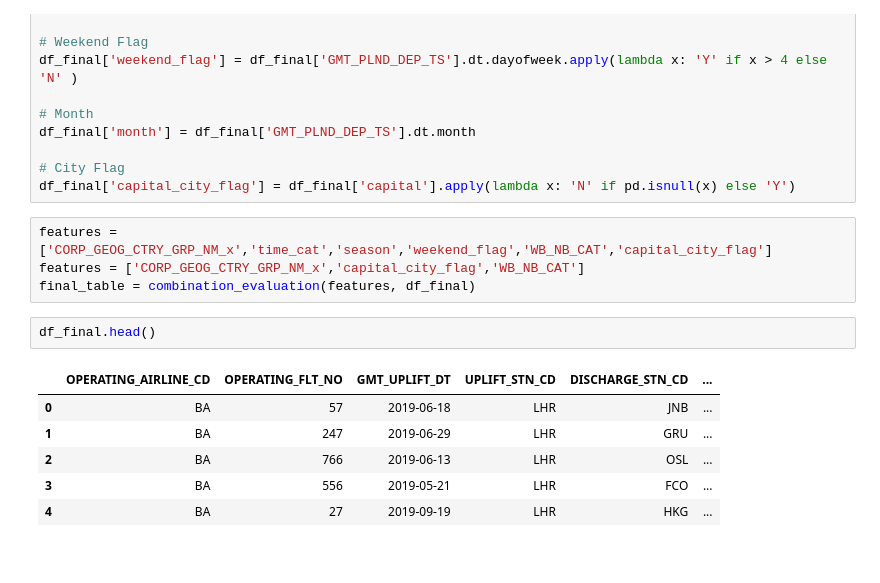
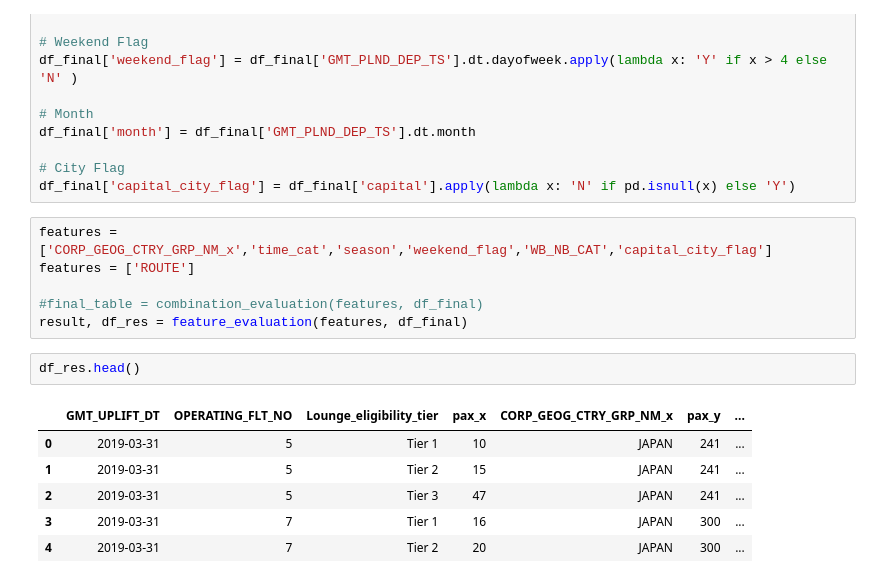
Before and after one commit to archied98/HackathonRepo, a Jupyter notebook: Ops Hackathon Starter Code.ipynb, the cells around one changed output. Saved outputs shown, nothing was run; the diff lists cells and outputs as text.

Commit message:
Notebook Update
Added - Daily figures by tier to compare prediction vs actual

```diff
--- a/Ops Hackathon Starter Code.ipynb
+++ b/Ops Hackathon Starter Code.ipynb
@@ -531,14 +449,16 @@ df_final['month'] = df_final['GMT_PLND_DEP_TS'].dt.month
 df_final['capital_city_flag'] = df_final['capital'].apply(lambda x: 'N' if pd.isnull(x) else 'Y')
 # %%
 features = ['CORP_GEOG_CTRY_GRP_NM_x','time_cat','season','weekend_flag','WB_NB_CAT','capital_city_flag']
-features = ['CORP_GEOG_CTRY_GRP_NM_x','capital_city_flag','WB_NB_CAT']
-final_table = combination_evaluation(features, df_final)
+features = ['ROUTE']
+
+#final_table = combination_evaluation(features, df_final)
+result, df_res = feature_evaluation(features, df_final)
 # %%
-df_final.head()
+df_res.head()
 # %% [output]
-|  | OPERATING_AIRLINE_CD | OPERATING_FLT_NO | GMT_UPLIFT_DT | UPLIFT_STN_CD | DISCHARGE_STN_CD | ... |
-| 0 | BA | 57 | 2019-06-18 | LHR | JNB | ... |
-| 1 | BA | 247 | 2019-06-29 | LHR | GRU | ... |
-| 2 | BA | 766 | 2019-06-13 | LHR | OSL | ... |
-| 3 | BA | 556 | 2019-05-21 | LHR | FCO | ... |
-| 4 | BA | 27 | 2019-09-19 | LHR | HKG | ... |
+|  | GMT_UPLIFT_DT | OPERATING_FLT_NO | Lounge_eligibility_tier | pax_x | CORP_GEOG_CTRY_GRP_NM_x | pax_y | ... |
+| 0 | 2019-03-31 | 5 | Tier 1 | 10 | JAPAN | 241 | ... |
+| 1 | 2019-03-31 | 5 | Tier 2 | 15 | JAPAN | 241 | ... |
+| 2 | 2019-03-31 | 5 | Tier 3 | 47 | JAPAN | 241 | ... |
+| 3 | 2019-03-31 | 7 | Tier 1 | 16 | JAPAN | 300 | ... |
+| 4 | 2019-03-31 | 7 | Tier 2 | 20 | JAPAN | 300 | ... |
```
Also changed, not shown: parts of 19 cells of this notebook.
